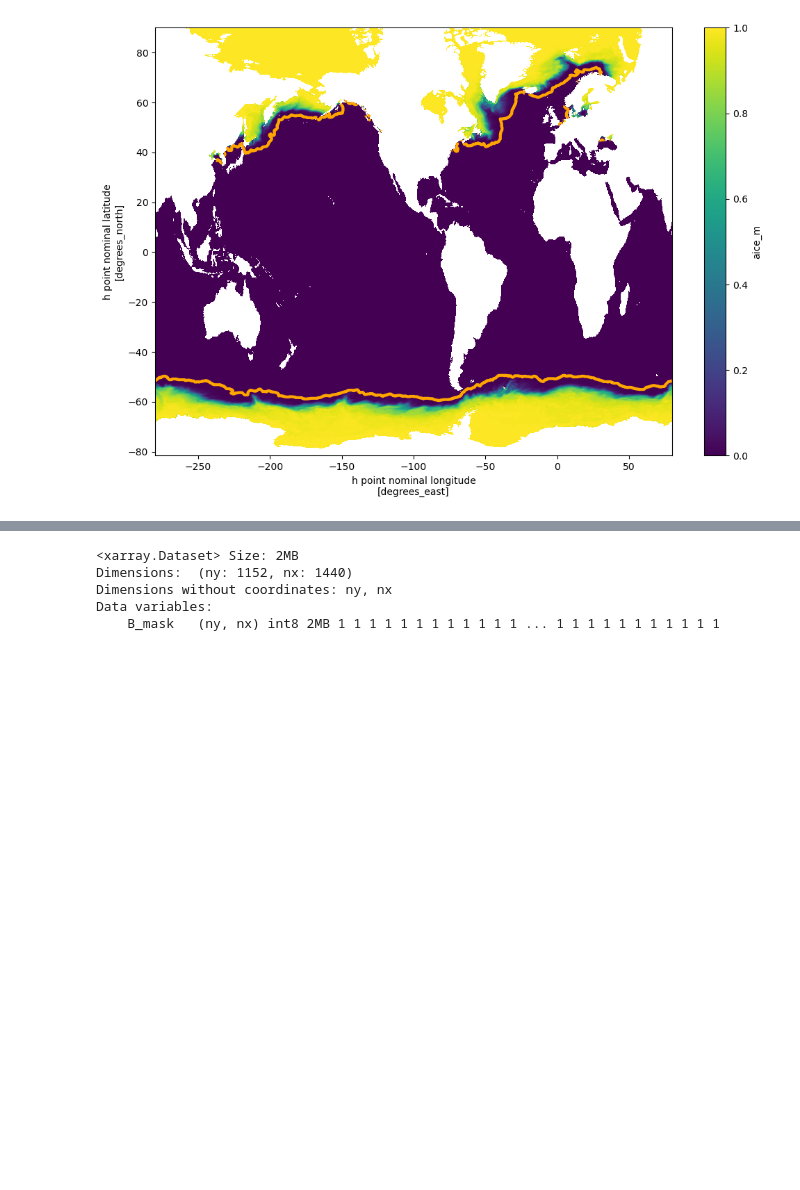
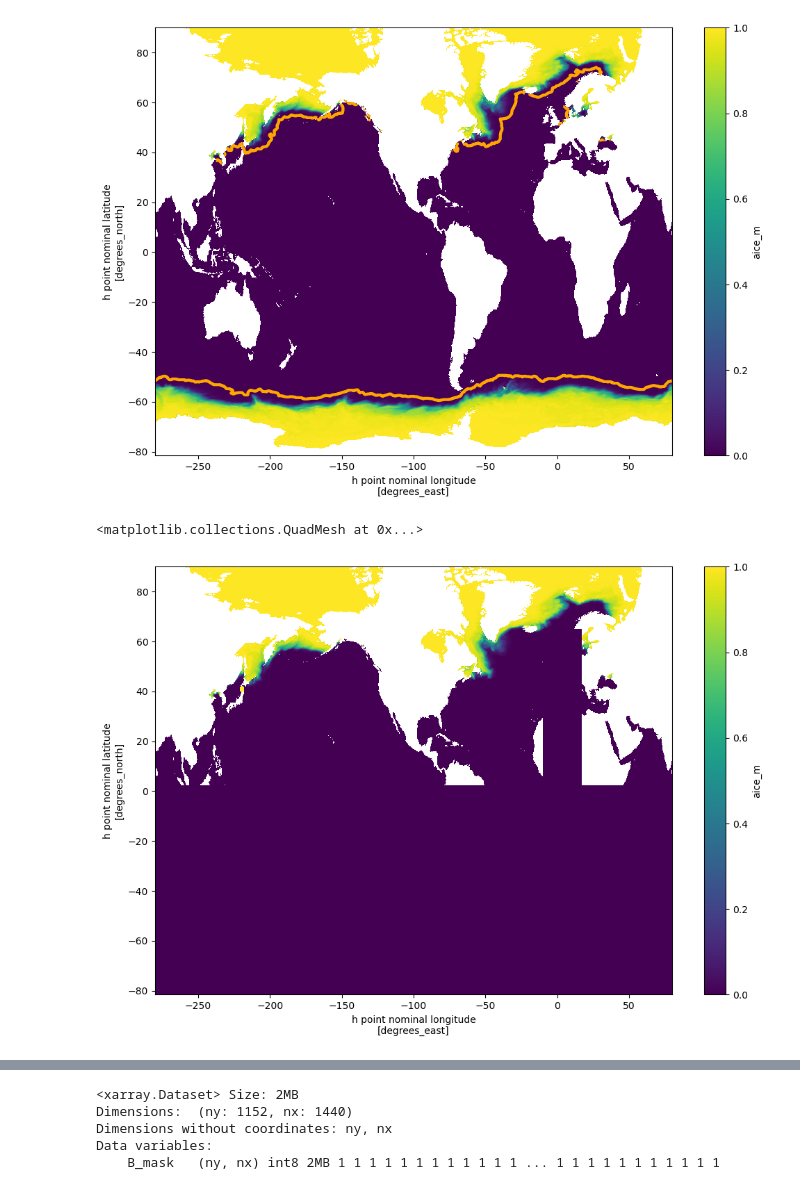
Before and after one commit to ACCESS-NRI/make_OM3_025deg_topo, a Jupyter notebook: make_B_mask.ipynb, the cells around one changed output, grey strips where cells are left out. Drawn from its saved outputs; the diff is of its cells as text; code cells hidden in the pictures; blank space fills up the shorter version.

```diff
--- a/make_B_mask.ipynb
+++ b/make_B_mask.ipynb
@@ -67,3 +72,9 @@ aice_max_nh.loc[{
+# %%
+plt.figure(figsize=(12,8))
+aice_max_nh.plot()
+# %% [output]
+<matplotlib.collections.QuadMesh at 0x...>
+[figure, added]
 # %%
 aice_thesh = 0
 lat_offset = -1
```
Also changed, not shown: parts of 5 cells of this notebook.
